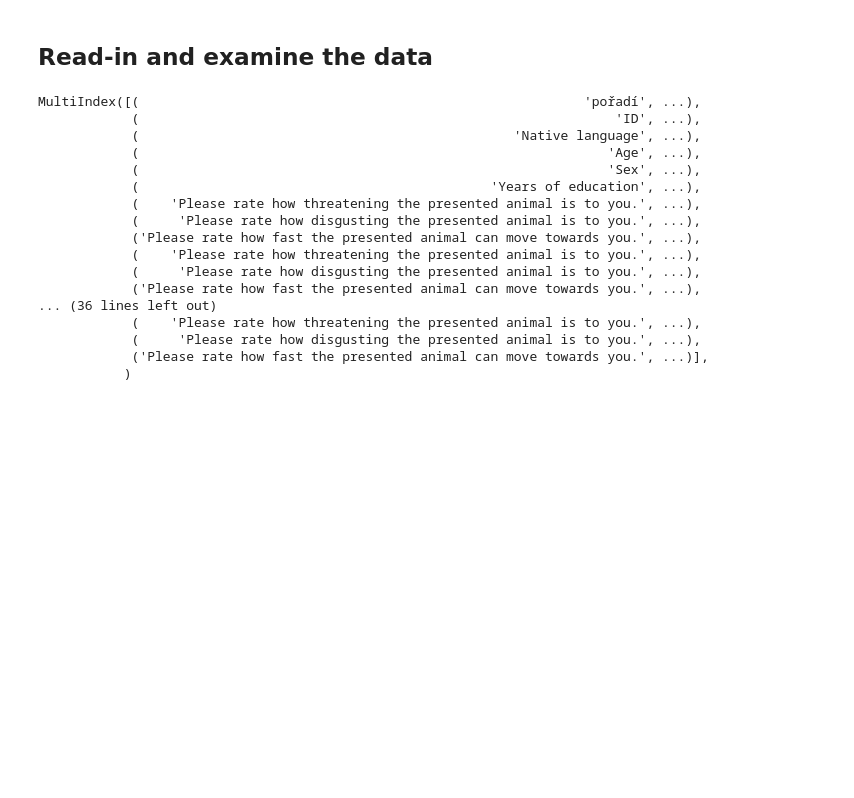
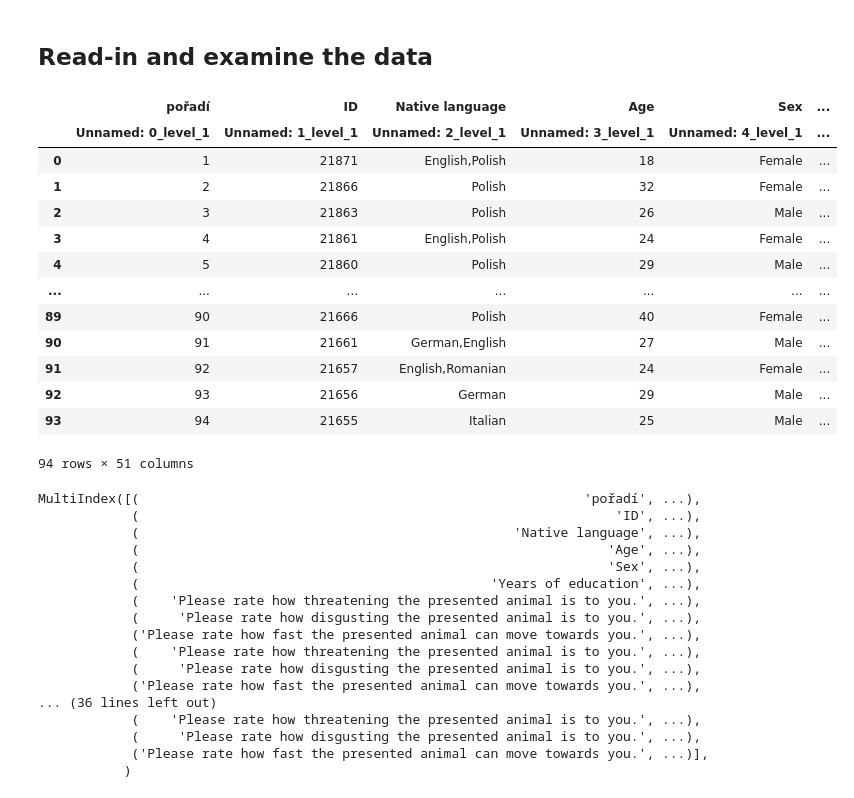
Before and after one commit to eioe/vrcc_analysis, a Jupyter notebook: Code/Analyses/VRTask/Python/00 - Stimulus Pre-Rating - Data Analysis.ipynb, the cells around one changed output. Cells and saved outputs as stored; diff of their text form; code cells hidden in the pictures; blank space fills up the shorter version.

```diff
--- a/Code/Analyses/VRTask/Python/00 - Stimulus Pre-Rating - Data Analysis.ipynb
+++ b/Code/Analyses/VRTask/Python/00 - Stimulus Pre-Rating - Data Analysis.ipynb
@@ -32,3 +98,20 @@ data = pd.read_csv(fr'{path}\{file}', sep=';', header=[0,1])
+# %%
+data
+# %% [output]
+|  | pořadí | ID | Native language | Age | Sex | ... |
+|  | Unnamed: 0_level_1 | Unnamed: 1_level_1 | Unnamed: 2_level_1 | Unnamed: 3_level_1 | Unnamed: 4_level_1 | ... |
+| 0 | 1 | 21871 | English,Polish | 18 | Female | ... |
+| 1 | 2 | 21866 | Polish | 32 | Female | ... |
+| 2 | 3 | 21863 | Polish | 26 | Male | ... |
+| 3 | 4 | 21861 | English,Polish | 24 | Female | ... |
+| 4 | 5 | 21860 | Polish | 29 | Male | ... |
+| ... | ... | ... | ... | ... | ... | ... |
+| 89 | 90 | 21666 | Polish | 40 | Female | ... |
+| 90 | 91 | 21661 | German,English | 27 | Male | ... |
+| 91 | 92 | 21657 | English,Romanian | 24 | Female | ... |
+| 92 | 93 | 21656 | German | 29 | Male | ... |
+| 93 | 94 | 21655 | Italian | 25 | Male | ... |
+94 rows × 51 columns
 # %%
 data.columns
 # %% [output]
```
Also changed, not shown: parts of 4 cells of this notebook.
